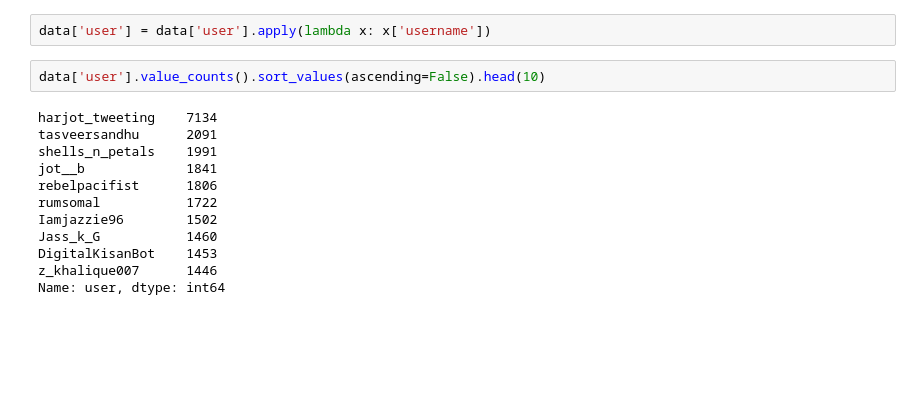
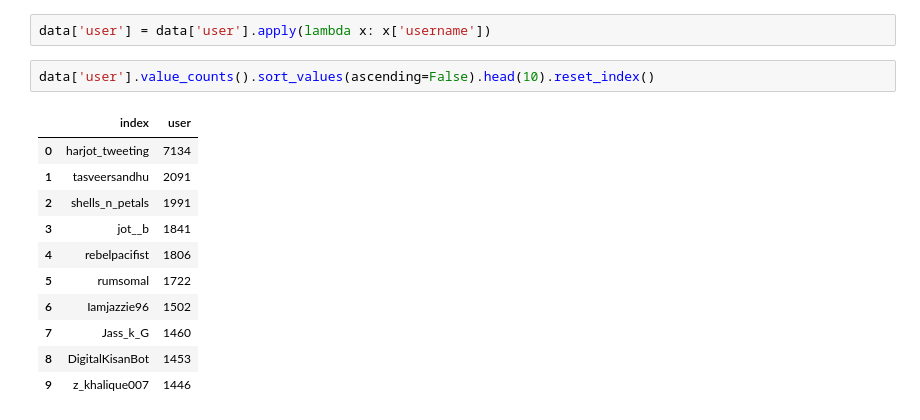
Before and after one commit to mjgarrido1/gitflow_actitivy, a Jupyter notebook: activity.ipynb, the cells around one changed output. Drawn from its saved outputs; the diff is of its cells as text; blank space fills up the shorter version.

Commit message:
add index to users output

```diff
--- a/activity.ipynb
+++ b/activity.ipynb
@@ -47,16 +47,16 @@ data.sort_values(by="retweetCount", ascending=False).head(10)
 # %%
 data['user'] = data['user'].apply(lambda x: x['username'])
 # %%
-data['user'].value_counts().sort_values(ascending=False).head(10)
+data['user'].value_counts().sort_values(ascending=False).head(10).reset_index()
 # %% [output]
-harjot_tweeting    7134
-tasveersandhu      2091
-shells_n_petals    1991
-jot__b             1841
-rebelpacifist      1806
-rumsomal           1722
-Iamjazzie96        1502
-Jass_k_G           1460
-DigitalKisanBot    1453
-z_khalique007      1446
-Name: user, dtype: int64
+|  | index | user |
+| 0 | harjot_tweeting | 7134 |
+| 1 | tasveersandhu | 2091 |
+| 2 | shells_n_petals | 1991 |
+| 3 | jot__b | 1841 |
+| 4 | rebelpacifist | 1806 |
+| 5 | rumsomal | 1722 |
+| 6 | Iamjazzie96 | 1502 |
+| 7 | Jass_k_G | 1460 |
+| 8 | DigitalKisanBot | 1453 |
+| 9 | z_khalique007 | 1446 |
```
